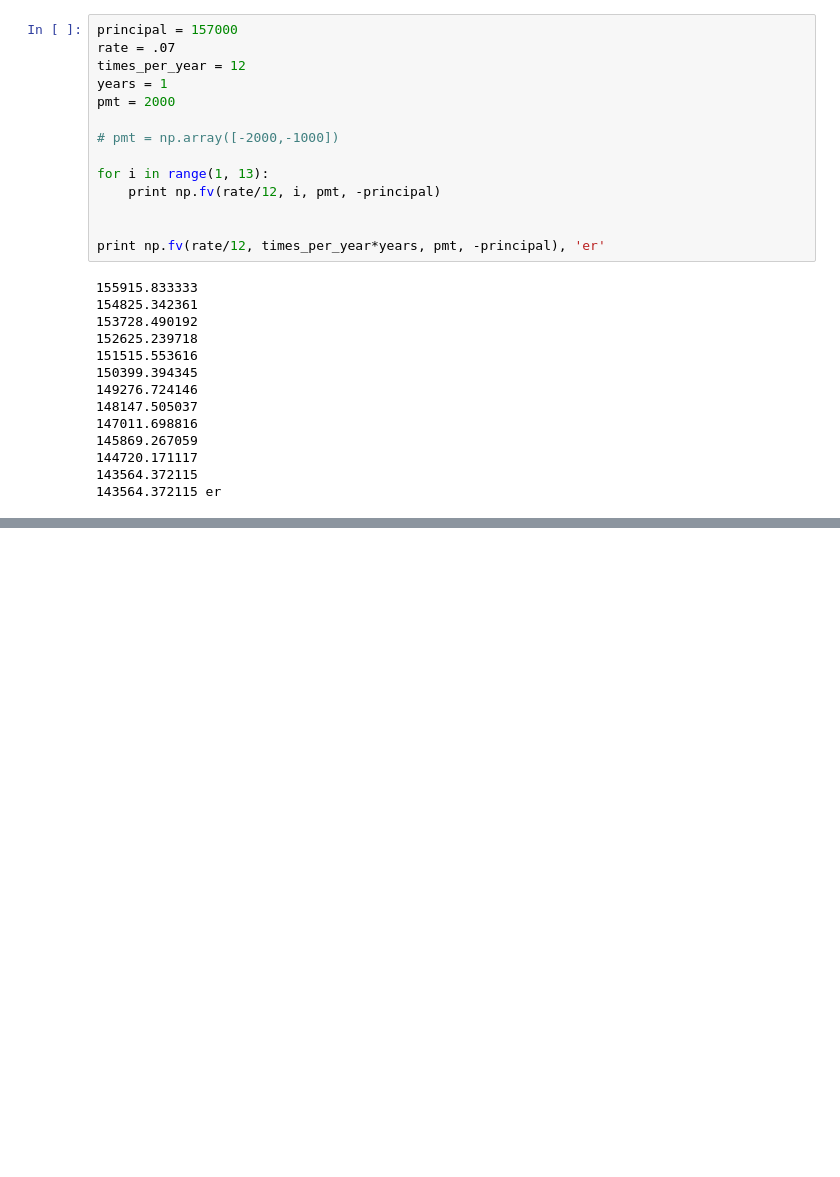
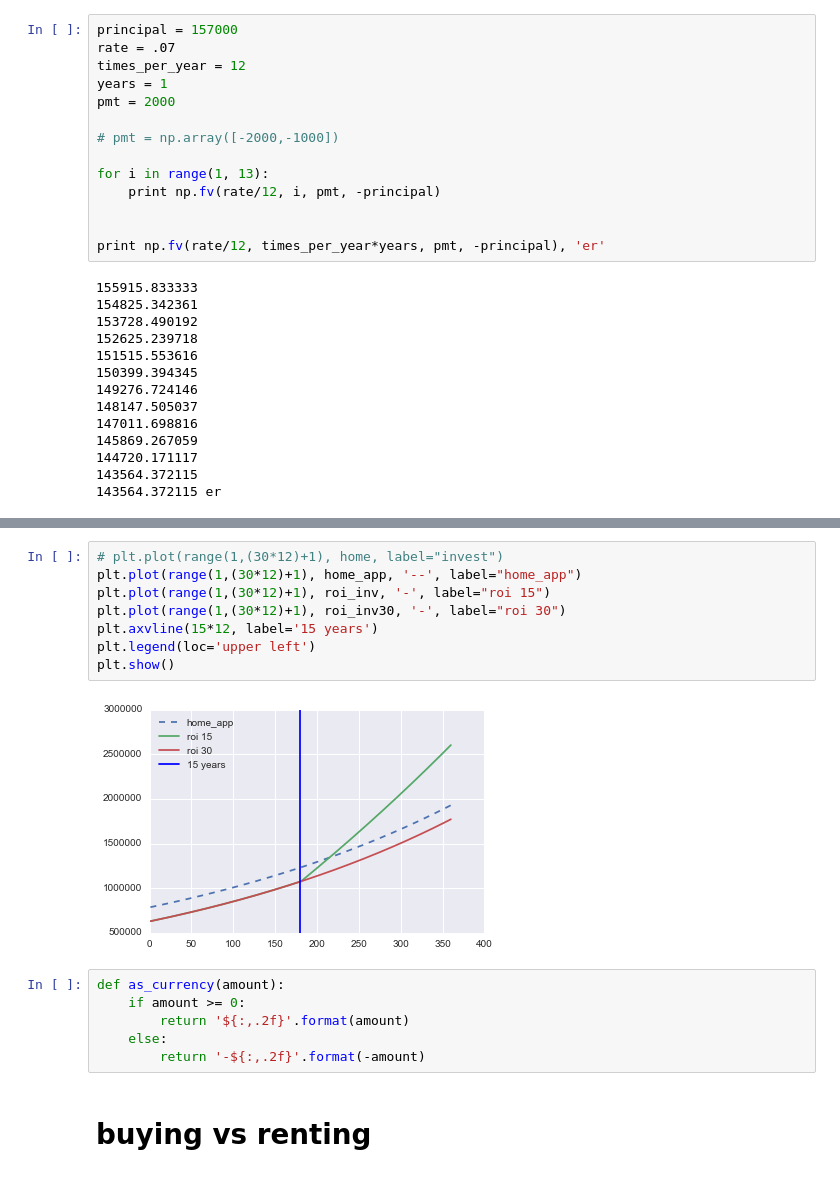
Before and after one commit to mikejaron1/Finance_recommendations, a Jupyter notebook: Finance_recommender.ipynb, the cells around one changed output, grey strips where cells are left out. Cells and saved outputs as stored; diff of their text form; blank space fills up the shorter version.

```diff
--- a/Finance_recommender.ipynb
+++ b/Finance_recommender.ipynb
@@ -175,0 +283,18 @@ plt.show()
+# %%
+# plt.plot(range(1,(30*12)+1), home, label="invest")
+plt.plot(range(1,(30*12)+1), home_app, '--', label="home_app")
+plt.plot(range(1,(30*12)+1), roi_inv, '-', label="roi 15")
+plt.plot(range(1,(30*12)+1), roi_inv30, '-', label="roi 30")
+plt.axvline(15*12, label='15 years')
+plt.legend(loc='upper left')
+plt.show()
+# %% [output]
+[figure, added]
+# %%
+def as_currency(amount):
+    if amount >= 0:
+        return '${:,.2f}'.format(amount)
+    else:
+        return '-${:,.2f}'.format(-amount)
+# %% [markdown]
+# buying vs renting
```
Also changed, not shown: parts of 19 cells of this notebook.
